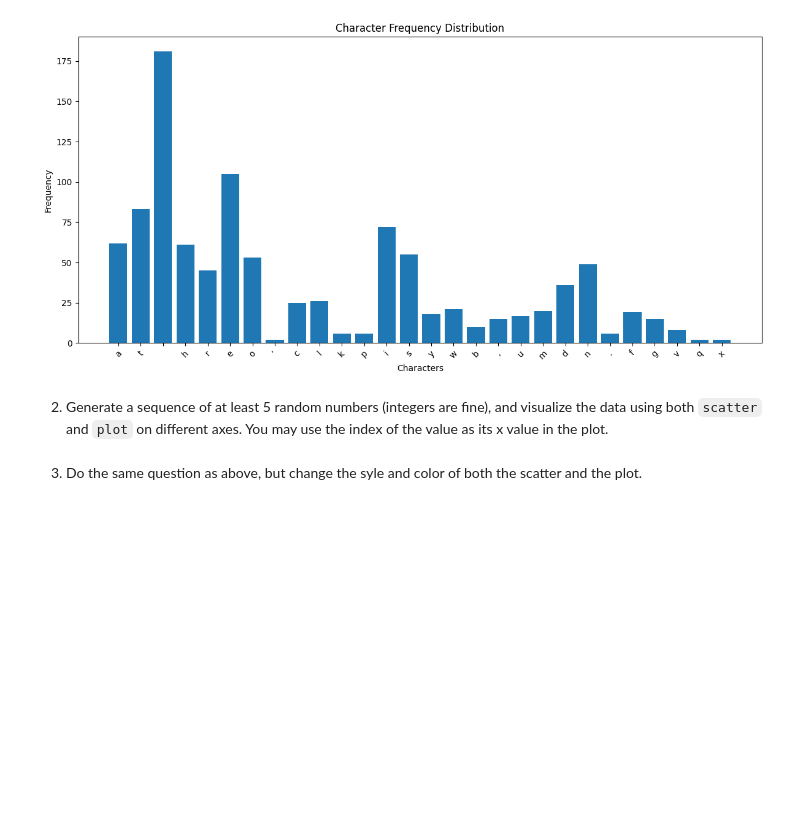
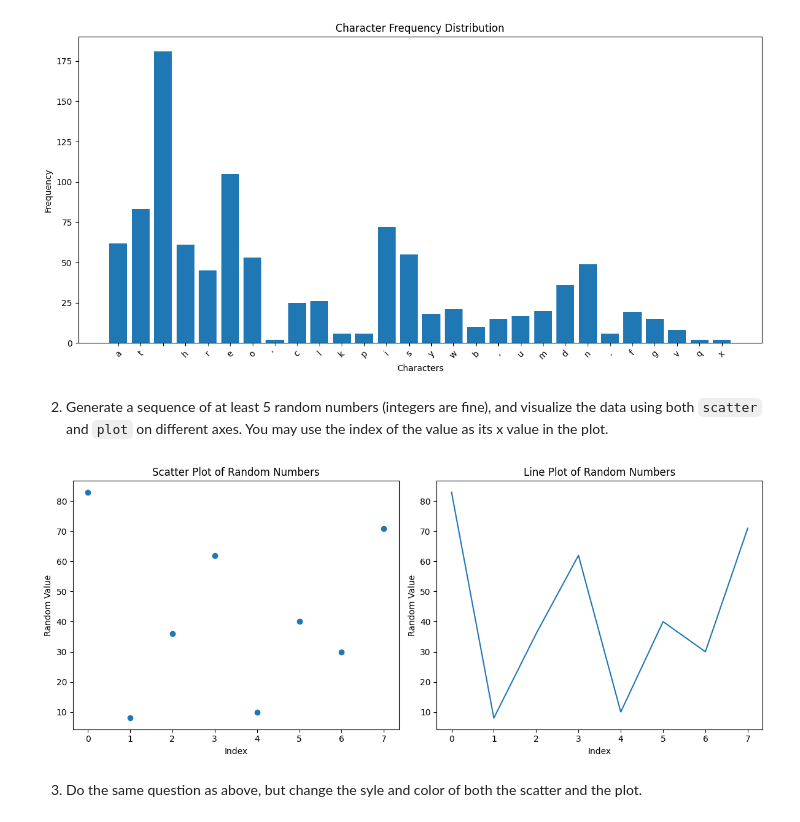
Before and after one commit to AdriannaWebb/pyplot, a Jupyter notebook: pyplot.ipynb, the cells around one changed output. Saved outputs shown, nothing was run; the diff lists cells and outputs as text; code cells hidden in the pictures; blank space fills up the shorter version.

```diff
--- a/pyplot.ipynb
+++ b/pyplot.ipynb
@@ -37,6 +37,33 @@ plt.show()
 [figure]
 # %% [markdown]
 2. Generate a sequence of at least 5 random numbers (integers are fine), and visualize the data using both `scatter` and `plot` on different axes.  You may use the index of the value as its x value in the plot.
+# %%
+import random
+
+random_numbers=[random.randint(1,100) for i in range(8)]
+x_values = list(range(len(random_numbers)))
+
+plt.figure(figsize=(12, 5))
+
+
+# Scatter plot
+plt.subplot(1, 2, 1)
+plt.scatter(x_values, random_numbers)
+plt.title('Scatter Plot of Random Numbers')
+plt.xlabel('Index')
+plt.ylabel('Random Value')
+
+# Line plot
+plt.subplot(1, 2, 2)
+plt.plot(x_values, random_numbers)
+plt.title('Line Plot of Random Numbers')
+plt.xlabel('Index')
+plt.ylabel('Random Value')
+
+plt.tight_layout()
+plt.show()
+# %% [output]
+[figure, added]
 # %% [markdown]
 3. Do the same question as above, but change the syle and color of both the scatter and the plot.
 # %% [markdown]
```
